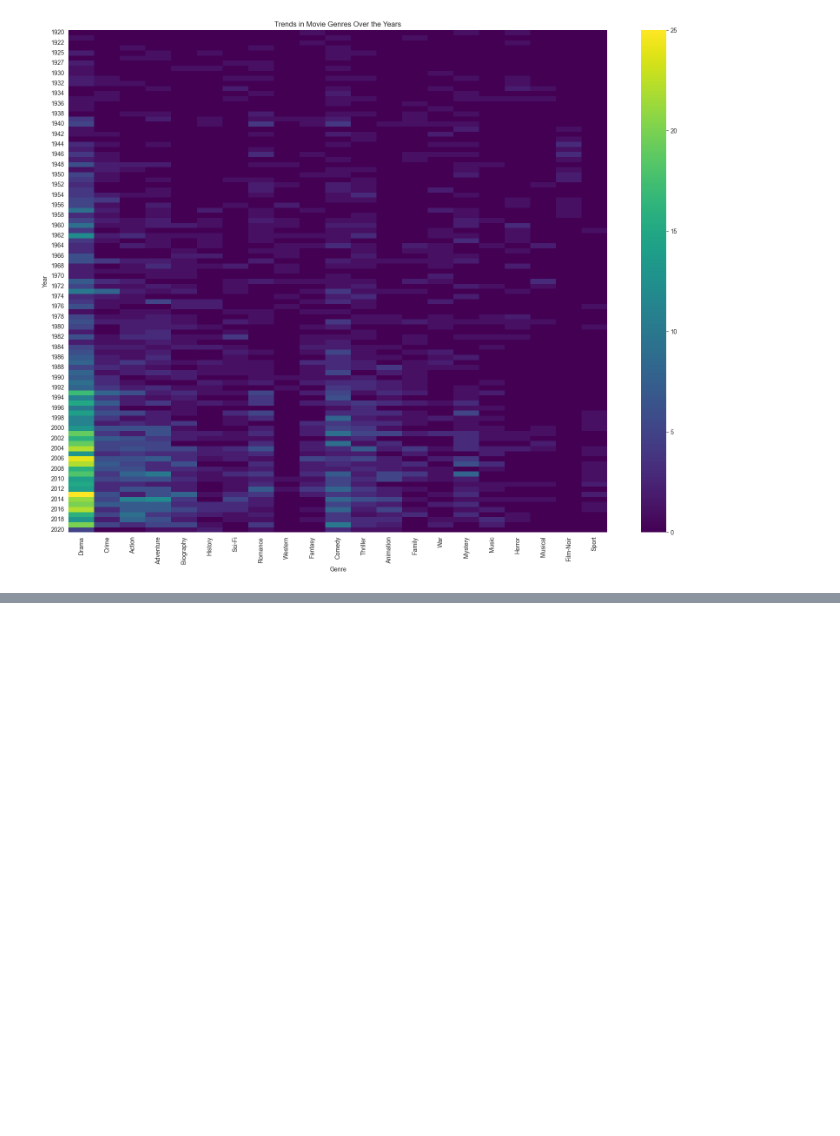
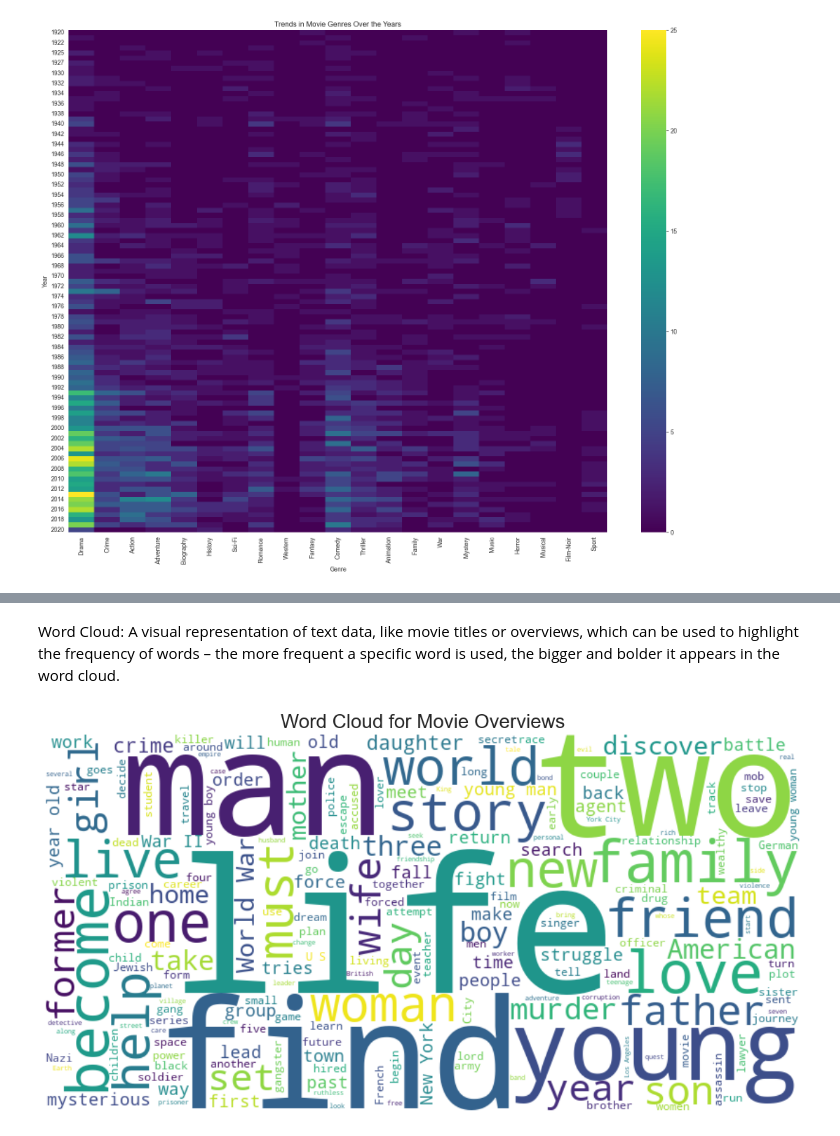
Before and after one commit to GzzawiiZ/Python-SQL-Course-Project-UW, a Jupyter notebook: Zaid/Main.ipynb, the cells around one changed output, grey strips where cells are left out. Saved outputs shown, nothing was run; the diff lists cells and outputs as text; code cells hidden in the pictures; blank space fills up the shorter version.

```diff
--- a/Zaid/Main.ipynb
+++ b/Zaid/Main.ipynb
@@ -147,0 +148,19 @@ plt.show()
+# %% [markdown]
+Word Cloud: A visual representation of text data, like movie titles or overviews, which can be used to highlight the frequency of words – the more frequent a specific word is used, the bigger and bolder it appears in the word cloud.
+# %%
+from wordcloud import WordCloud
+
+# Combine all movie overviews into one large text string
+text = ' '.join(movies_data['Overview'].fillna(''))
+
+# Generate a word cloud image
+wordcloud = WordCloud(background_color='white', width=800, height=400).generate(text)
+
+# Display the generated image:
+plt.figure(figsize=(15, 7))
+plt.imshow(wordcloud, interpolation='bilinear')
+plt.axis('off')  # Turn off axis
+plt.title('Word Cloud for Movie Overviews', fontsize=20)
+plt.show()
+# %% [output]
+[figure, added]
```
Also changed, not shown: parts of 1 cell of this notebook, 1 other file.
